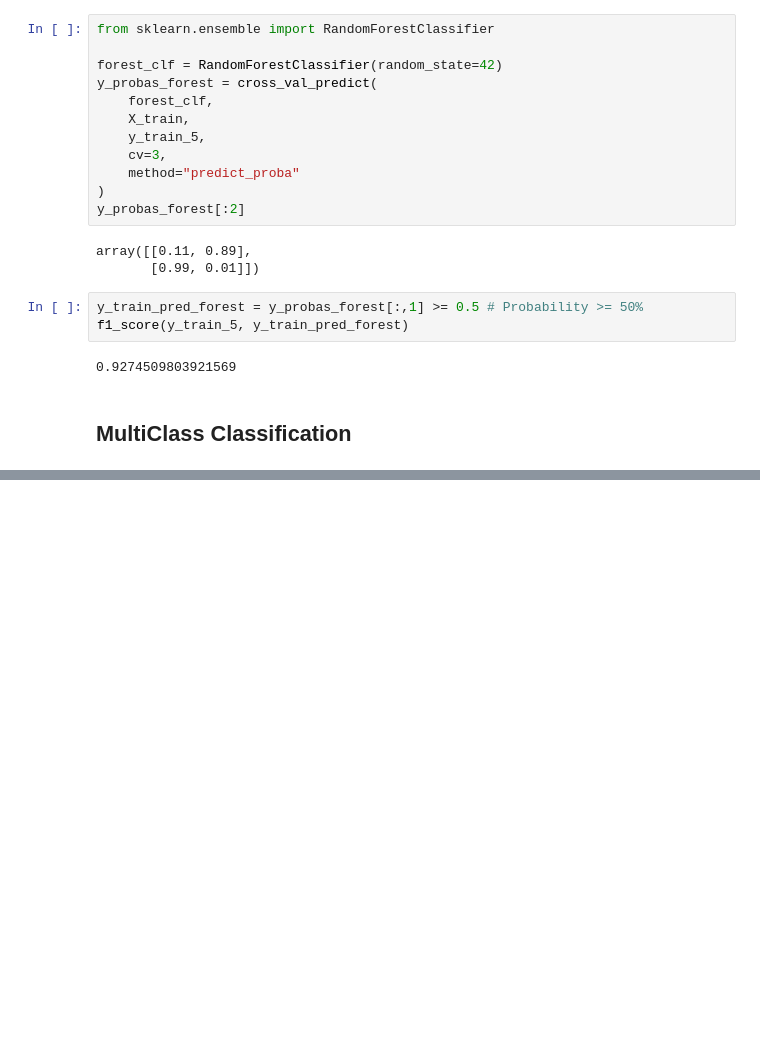
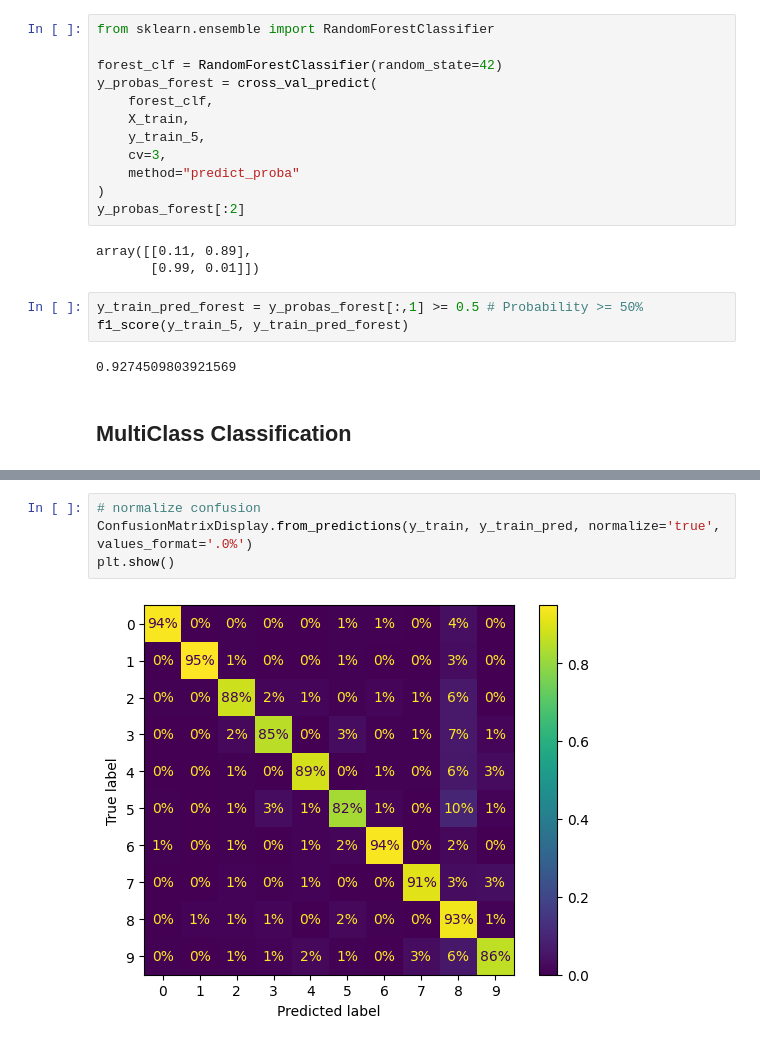
Before and after one commit to ks982579/data-science-1990-california-housing, a Jupyter notebook: mnist-hello-world/main.ipynb, the cells around one changed output, grey strips where cells are left out. Saved outputs shown, nothing was run; the diff lists cells and outputs as text; blank space fills up the shorter version.

```diff
--- a/mnist-hello-world/main.ipynb
+++ b/mnist-hello-world/main.ipynb
@@ -237,0 +309,6 @@ f1_score(y_train_5, y_train_pred_forest)
+# %%
+# normalize confusion
+ConfusionMatrixDisplay.from_predictions(y_train, y_train_pred, normalize='true', values_format='.0%')
+plt.show()
+# %% [output]
+[figure, added]
```
Also changed, not shown: parts of 12 cells of this notebook.
